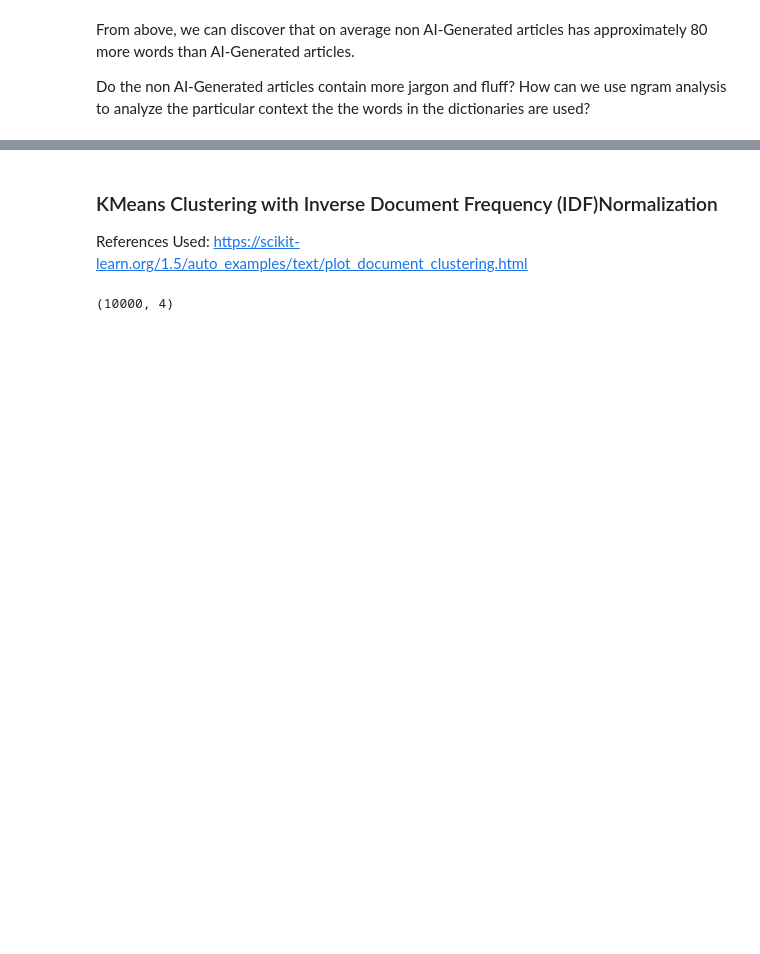
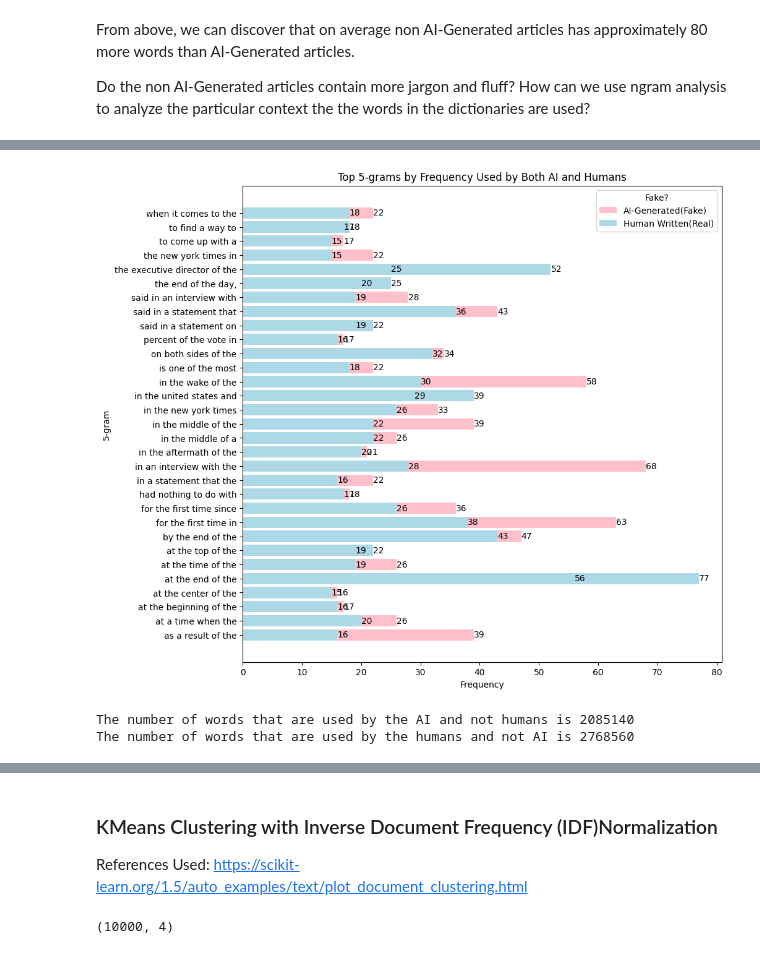
Before and after one commit to mekam790/ai4allc6g3, a Jupyter notebook: data_cleaning_ying.ipynb, the cells around one changed output, grey strips where cells are left out. Drawn from its saved outputs; the diff is of its cells as text; code cells hidden in the pictures; blank space fills up the shorter version.

```diff
--- a/data_cleaning_ying.ipynb
+++ b/data_cleaning_ying.ipynb
@@ -197,8 +204,8 @@ From these two dataframes of most frequently used words and their respective wor
 
 In addition, human-generated articles has higher word counts than AI-generated word count. On average, is article length insightful for differentiating between an AI-generated article and human generated article?
 # %%
-fake_unprocessed_sample["Word_Count"] = fake_unprocessed_sample["Cleaned_Article"].apply(lambda n: len(n.split()))
-real_unprocessed_sample["Word_Count"] = real_unprocessed_sample["Cleaned_Article"].apply(lambda n: len(n.split()))
+fake_unprocessed_sample["Word_Count"] = fake_unprocessed_sample["Article"].apply(lambda n: len(n.split()))
+real_unprocessed_sample["Word_Count"] = real_unprocessed_sample["Article"].apply(lambda n: len(n.split()))
 print(f"""On average, AI-Generated articles has approximately
       {fake_unprocessed_sample['Word_Count'].mean():.2f} words per article.""")
 print(f"""On average, non AI-Generated articles has approximately
@@ -276,0 +298,5 @@ top75 = merged_unprocessed.head(75)
+# %%
+top250 = merged_unprocessed.head(250)
+top250_pivoted = top250.pivot(index='5gram', columns='fake', values='frequency').fillna(0)
+top250_pivoted.columns = ["real", "AI"]
+top250_pivoted.head()
@@ -276,0 +311,31 @@ top75 = merged_unprocessed.head(75)
+# %%
+top250_overlap = top250_pivoted[(top250_pivoted["real"] != 0.0) & top250_pivoted["AI"] !=0]
+# Create the figure and axis
+fig, ax = plt.subplots(figsize=(10, 10))
+
+bars_fake = ax.barh(top250_overlap.index, top250_overlap["AI"], color='pink', label='AI-Generated(Fake)')
+bars_real = ax.barh(top250_overlap.index, top250_overlap["real"], color='lightblue', label='Human Written(Real)')
+
+# Add labels to each bar
+for bars in [bars_real, bars_fake]:
+    ax.bar_label(bars, fmt='{:,.0f}')
+
+# Set plot title and labels
+plt.title("Top 5-grams by Frequency Used by Both AI and Humans")
+plt.xlabel("Frequency")
+plt.ylabel("5-gram")
+plt.legend(title="Fake?")
+#plt.tight_layout()
+
+# Show the plot
+plt.show()
+# %% [output]
+[figure, added]
+# %%
+fivegram_unique_AI = pd.DataFrame(unprocessed_fake_5gram[~unprocessed_fake_5gram['5gram'].isin(unprocessed_real_5gram['5gram'])])
+print (f"The number of words that are used by the AI and not humans is {fivegram_unique_AI.shape[0]}")
+fivegram_unique_real = pd.DataFrame(unprocessed_real_5gram[~unprocessed_real_5gram['5gram'].isin(unprocessed_fake_5gram['5gram'])])
+print (f"The number of words that are used by the humans and not AI is {fivegram_unique_real.shape[0]}")
+# %% [output]
+The number of words that are used by the AI and not humans is 2085140
+The number of words that are used by the humans and not AI is 2768560
```
Also changed, not shown: parts of 34 cells of this notebook.
